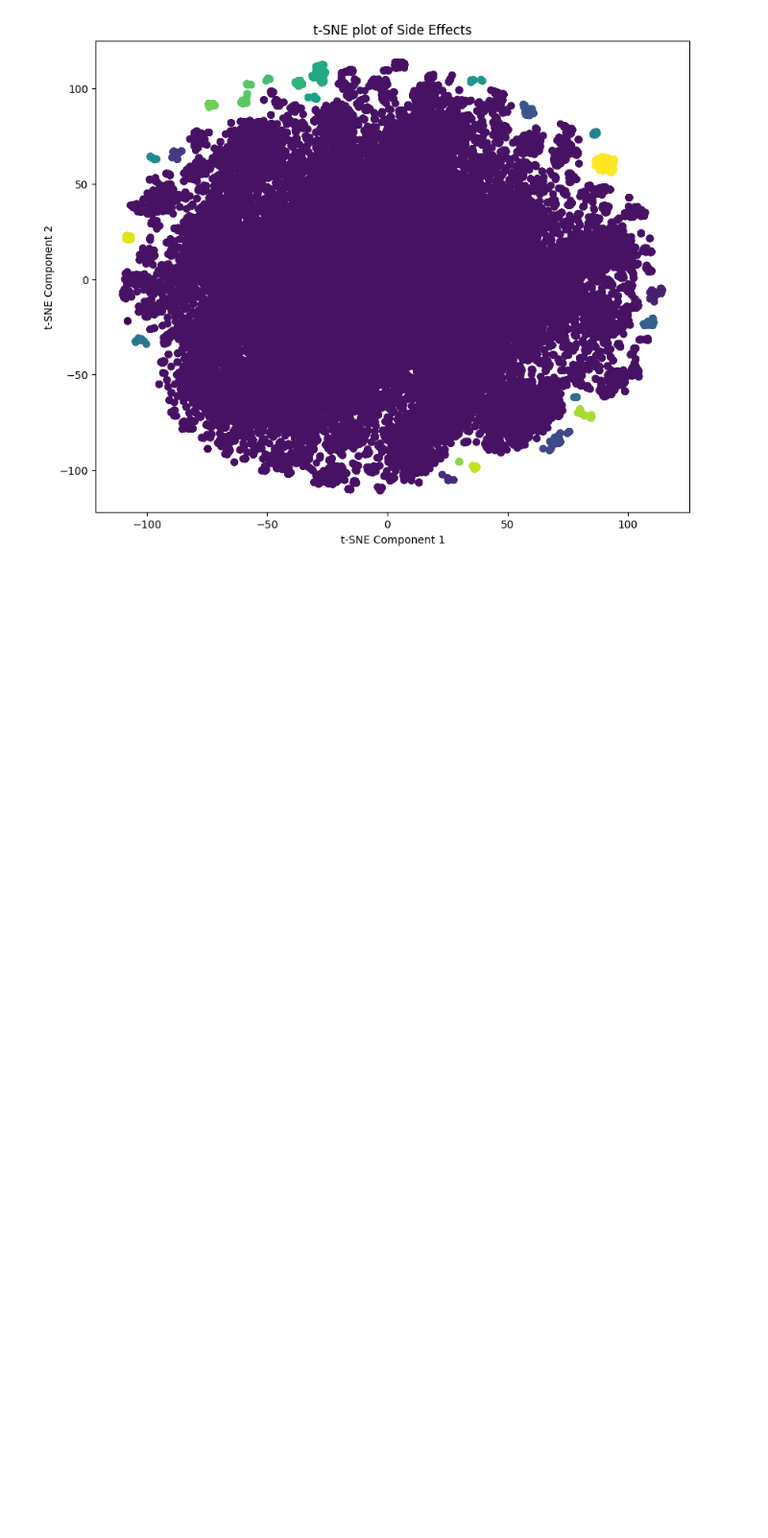
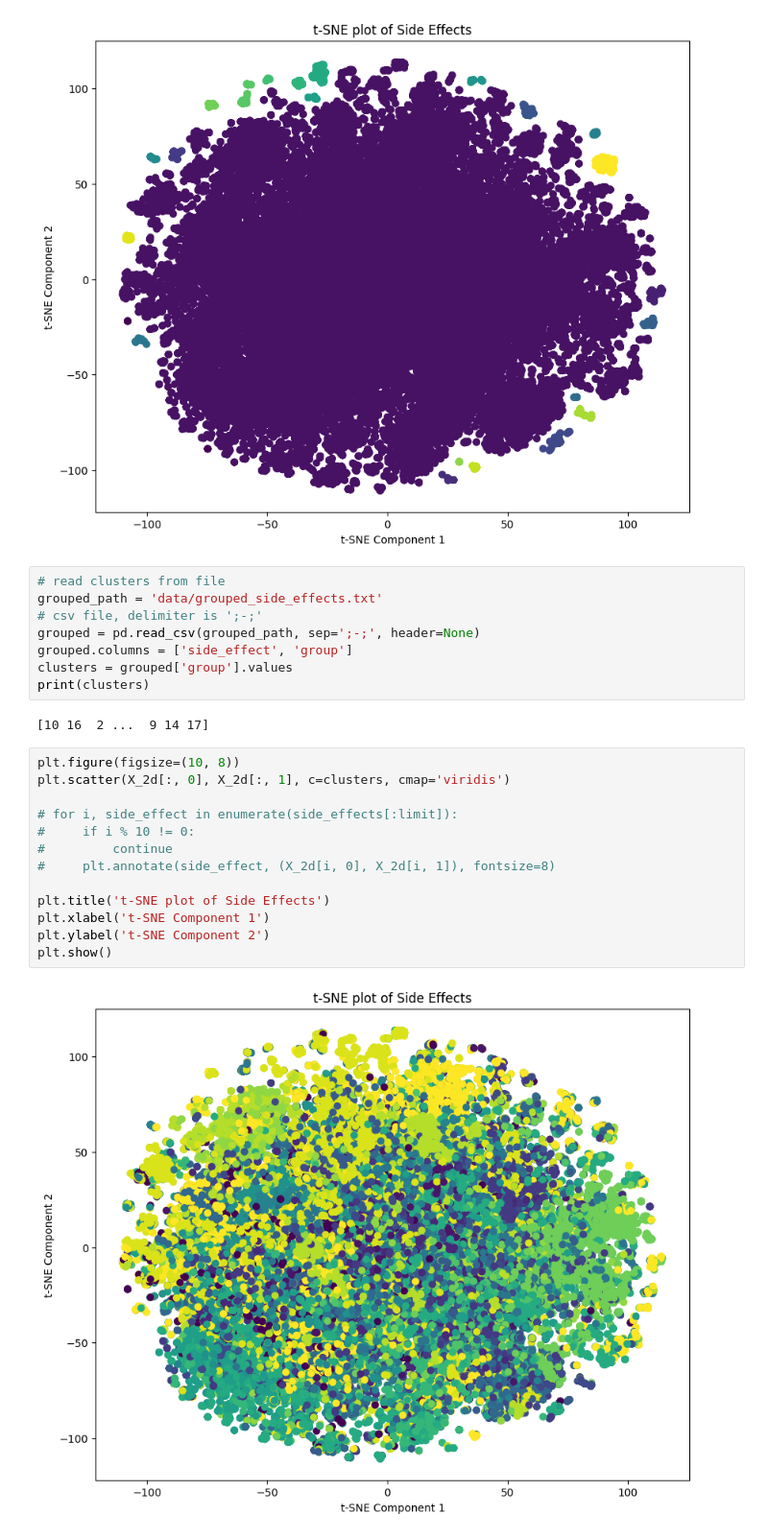
Before and after one commit to KorawutMing/drug-prediction, a Jupyter notebook: side_effects_visualization.ipynb, the cells around one changed output. Shown: that part at 96% size. Saved outputs shown, nothing was run; the diff lists cells and outputs as text; blank space fills up the shorter version.

```diff
--- a/side_effects_visualization.ipynb
+++ b/side_effects_visualization.ipynb
@@ -102,6 +102,31 @@ plt.show()
 # %% [output]
 DBSCAN part done!
 [figure]
+# %%
+# read clusters from file
+grouped_path = 'data/grouped_side_effects.txt'
+# csv file, delimiter is ';-;'
+grouped = pd.read_csv(grouped_path, sep=';-;', header=None)
+grouped.columns = ['side_effect', 'group']
+clusters = grouped['group'].values
+print(clusters)
+# %% [output]
+[10 16  2 ...  9 14 17]
+# %%
+plt.figure(figsize=(10, 8))
+plt.scatter(X_2d[:, 0], X_2d[:, 1], c=clusters, cmap='viridis')
+
+# for i, side_effect in enumerate(side_effects[:limit]):
+#     if i % 10 != 0:
+#         continue
+#     plt.annotate(side_effect, (X_2d[i, 0], X_2d[i, 1]), fontsize=8)
+
+plt.title('t-SNE plot of Side Effects')
+plt.xlabel('t-SNE Component 1')
+plt.ylabel('t-SNE Component 2')
+plt.show()
+# %% [output]
+[figure, added]
 # %%
 import plotly.express as px
 from sklearn.manifold import TSNE
```
Also changed, not shown: 3 other files.
